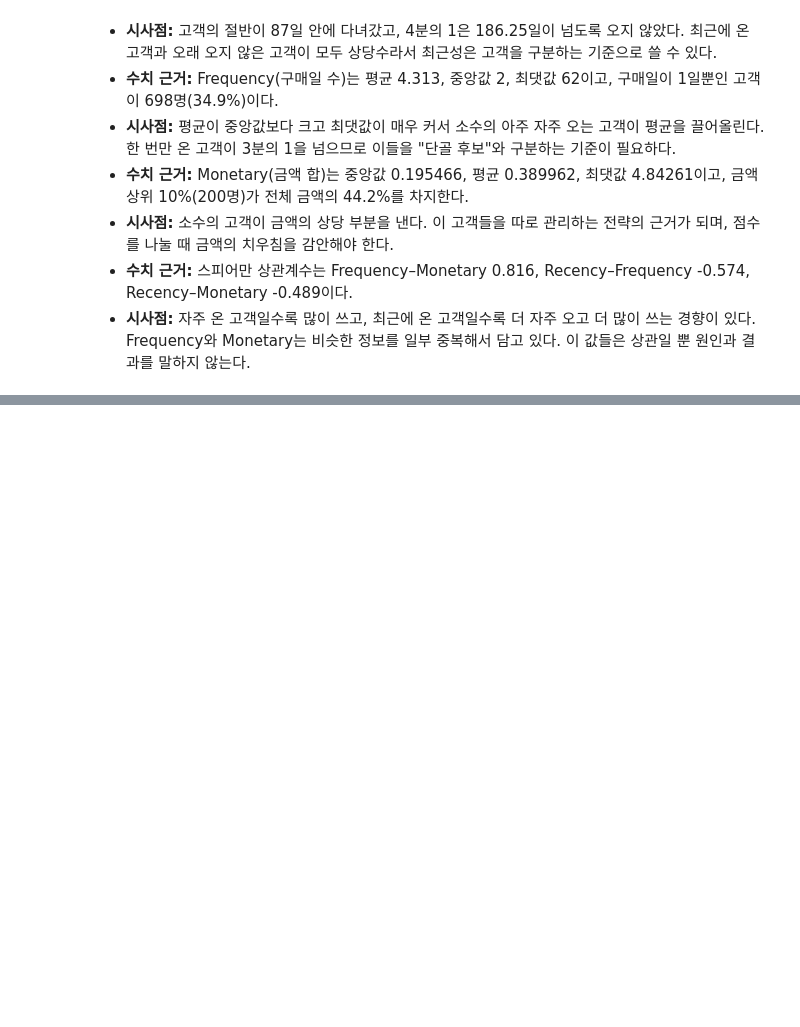
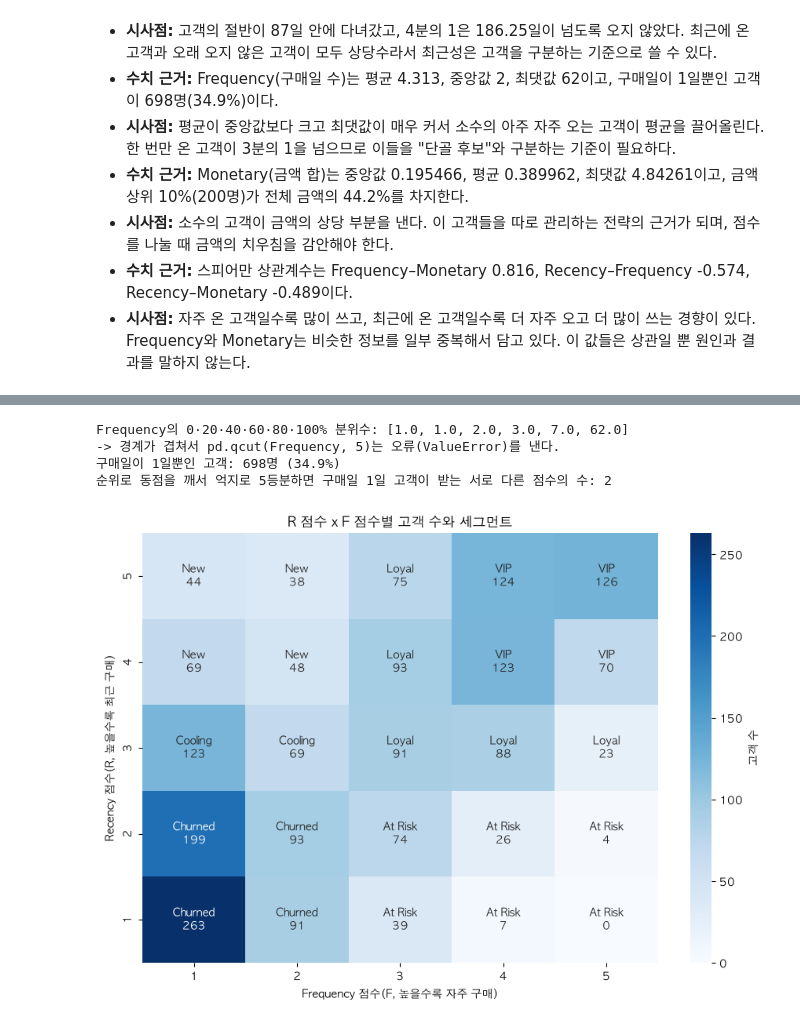
Before and after one commit to kimch0612/Codyssey_A1-1, a Jupyter notebook: notebooks/analysis_report.ipynb, the cells around one changed output, grey strips where cells are left out. Saved outputs shown, nothing was run; the diff lists cells and outputs as text; code cells hidden in the pictures; blank space fills up the shorter version.

Commit message:
feat: pipeline.py, analysis_report.ipynb; score_rfm(), segment_customers(), segment_summary() 추가, RFM 점수·세그먼트·막대그래프 노트북 9장 추가
Co-Authored-By: Claude Sonnet 5.5 <noreply@anthropic.com>

```diff
--- a/notebooks/analysis_report.ipynb
+++ b/notebooks/analysis_report.ipynb
@@ -1209,0 +1234,11 @@ Frequency·Monetary 동일: True
+# %%
+rfm = analyzer.calculate_rfm()
+scored = analyzer.score_rfm(rfm)  # n_bins=5, frequency_edges=(1, 2, 4, 9)
+
+for name, value_column, score_column in [("Recency(일)", "recency", "r_score"),
+                                         ("Frequency(구매일 수)", "frequency", "f_score"),
+                                         ("Monetary", "monetary", "m_score")]:
+    table = scored.groupby(score_column)[value_column].agg(["min", "max", "count"]).sort_index(ascending=False)
+    table.columns = ["최솟값", "최댓값", "인원"]
+    print(f"{name}: 점수별 값의 범위와 인원")
+    display(table.round(4))
@@ -1209,0 +1270,40 @@ Frequency·Monetary 동일: True
+# %%
+# Frequency를 분위수로 나눌 수 없는 이유
+print("Frequency의 0·20·40·60·80·100% 분위수:", rfm["frequency"].quantile([0, 0.2, 0.4, 0.6, 0.8, 1]).tolist())
+try:
+    pd.qcut(rfm["frequency"], 5)
+except ValueError:
+    print("-> 경계가 겹쳐서 pd.qcut(Frequency, 5)는 오류(ValueError)를 낸다.")
+
+one_day = (rfm["frequency"] == 1).sum()
+print(f"구매일이 1일뿐인 고객: {one_day:,}명 ({one_day / len(rfm) * 100:.1f}%)")
+
+by_rank = pd.qcut(rfm["frequency"].rank(method="first"), 5, labels=False)
+print("순위로 동점을 깨서 억지로 5등분하면 구매일 1일 고객이 받는 서로 다른 점수의 수:", by_rank[rfm["frequency"] == 1].nunique())
+# %% [output]
+Frequency의 0·20·40·60·80·100% 분위수: [1.0, 1.0, 2.0, 3.0, 7.0, 62.0]
+-> 경계가 겹쳐서 pd.qcut(Frequency, 5)는 오류(ValueError)를 낸다.
+구매일이 1일뿐인 고객: 698명 (34.9%)
+순위로 동점을 깨서 억지로 5등분하면 구매일 1일 고객이 받는 서로 다른 점수의 수: 2
+# %%
+# 세그먼트 규칙이 R x F 점수의 어느 칸에 해당하는지 보여 주는 히트맵 (칸 안: 세그먼트 이름과 고객 수)
+import itertools
+
+import numpy as np
+import seaborn as sns
+
+grid = pd.DataFrame(list(itertools.product(range(1, 6), range(1, 6))), columns=["r_score", "f_score"])
+rule_map = analyzer.segment_customers(grid).set_index(["r_score", "f_score"])["segment"]
+counts = pd.crosstab(scored["r_score"], scored["f_score"]).reindex(index=range(1, 6), columns=range(1, 6), fill_value=0)
+
+counts_view = counts.sort_index(ascending=False)  # R 5점이 위로 오게
+labels = np.array([[f"{rule_map[(r, f)]}\n{counts.loc[r, f]}" for f in counts_view.columns] for r in counts_view.index])
+fig, ax = plt.subplots(figsize=(9, 6.5))
+sns.heatmap(counts_view, annot=labels, fmt="", cmap="Blues", cbar_kws={"label": "고객 수"}, ax=ax)
+ax.set_title("R 점수 x F 점수별 고객 수와 세그먼트")
+ax.set_xlabel("Frequency 점수(F, 높을수록 자주 구매)")
+ax.set_ylabel("Recency 점수(R, 높을수록 최근 구매)")
+plt.tight_layout()
+plt.show()
+# %% [output]
+[figure, added]
```
Also changed, not shown: parts of 8 cells of this notebook, 1 other file.
